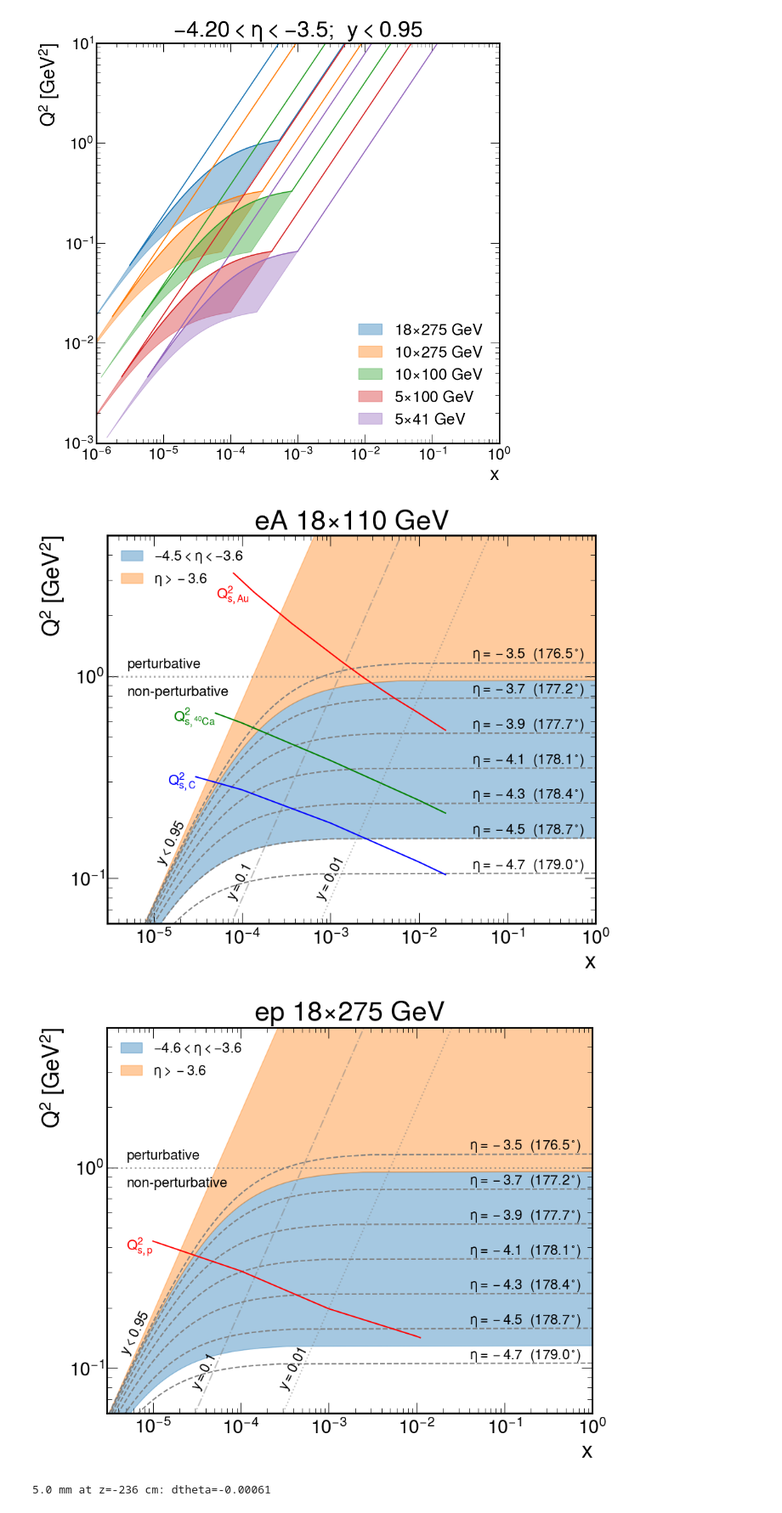
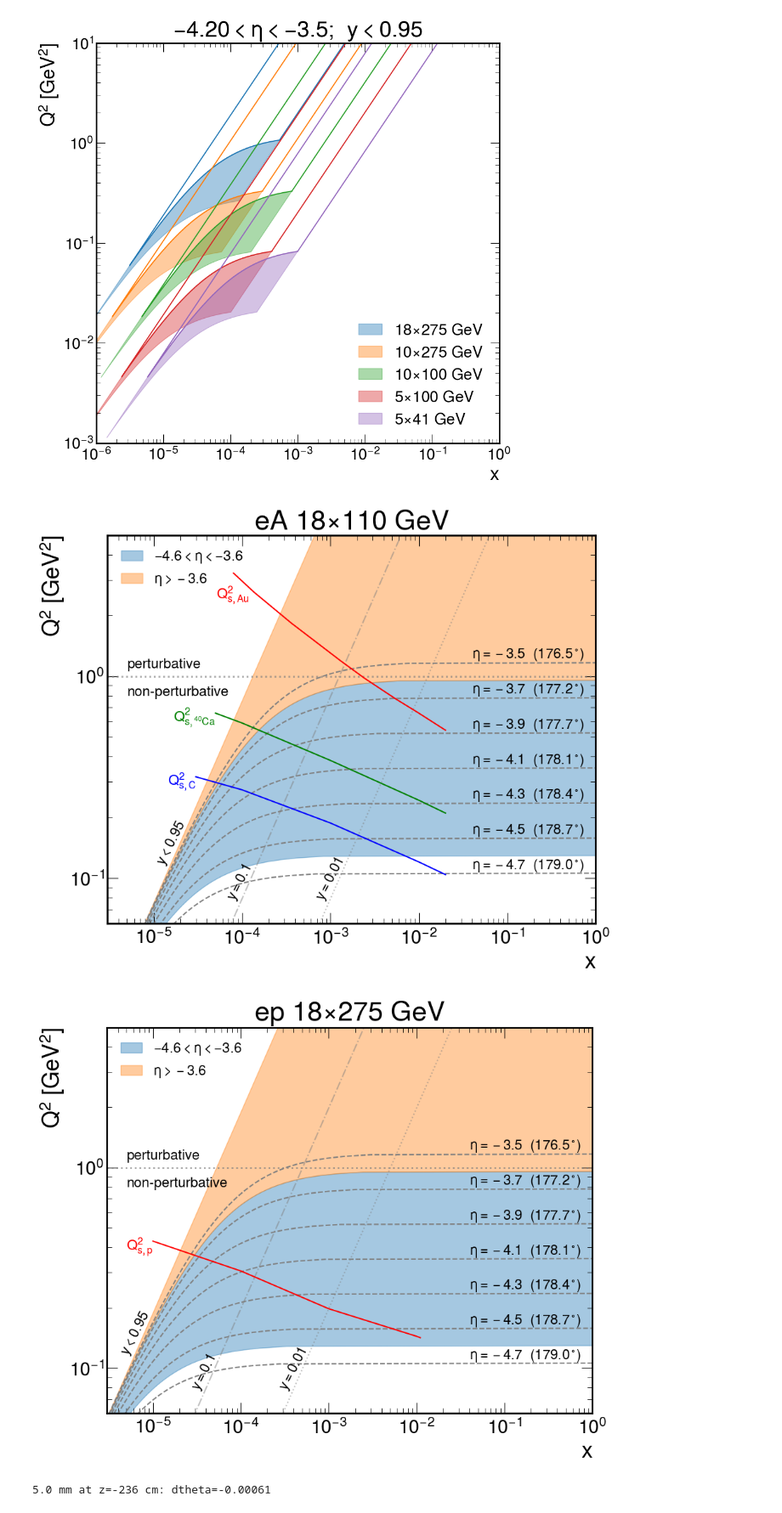
Before and after one commit to sebouh137/backwards_insert, a Jupyter notebook: BackwardsKinematics.ipynb, the cells around one changed output. Shown at 85% size. Cells and saved outputs as stored; diff of their text form; code cells hidden in the pictures.

```diff
--- a/BackwardsKinematics.ipynb
+++ b/BackwardsKinematics.ipynb
@@ -362,6 +362,6 @@ def plot_Qs(A,coeff, label, color, xmin=3e-5, xmax=3e-2):
 # %%
 plt.subplots(1,1, figsize=(10,8))
-x_Q2_plot_new(maxy=0.95, mineta_=-4.5, maxeta_=-3.6, bs=BeamSetting(18,110), title_tag='$eA$')
+x_Q2_plot_new(maxy=0.95, mineta_=-4.6, maxeta_=-3.6, bs=BeamSetting(18,110), title_tag='$eA$')
 x=np.linspace(*plt.gca().get_xlim())
 #plt.plot(x,Q2_s_A(197,x), color='r')
 #plt.plot(x,Q2_s_A(1,x), color='g')
@@ -378,34 +378,34 @@ xy=[0.0000799, 3.24,
 0.00548, 0.772,
 0.00986, 0.659]
 #extrapolate to match where the other curves end
 xy+=[0.02, 0.659*(0.02/0.00986)**-.28]
 
 plt.plot(xy[0::2],xy[1::2], color='r')
 plt.text(1.2e-4, 2.4, "$Q^2_{s,\\rm Au}$", color='r', fontsize=16, ha='right')
 
 
 plot_Qs(40, [0.086,0.112,0.142], "^{40}\\rm Ca", 'g', 5e-5, 2e-2)
 plot_Qs(12, [0.06,0.082,0.105], "\\rm C", 'b', 3e-5,2e-2)
 
 
 
 
 
 
 plt.savefig('images/x_Q2_eA.pdf')
 plt.show()
 plt.subplots(1,1, figsize=(10,8))
 x_Q2_plot_new(maxy=0.95, mineta_=-4.6, maxeta_=-3.6, bs=BeamSetting(18,275), title_tag='$ep$')
 
 
 plot_Qs(1, [0.153,0.198,0.288], "p", 'r', 1e-5,1.1e-2)
 
 # Q2=1**(1/3)*(x/1e-3)**-.3*np.array([0.153,0.198,0.288])
 # plt.plot(x,Q2, color='r')
 # plt.text(x[1], Q2[1]*1.1, "$Q^2_{s,p}$", color='r', fontsize=16)
 plt.savefig('images/x_Q2_ep.pdf')
 # %% [output]
-[figure, old version]
+[figure, new version]
 [figure]
 # %%
 gran=0.5
```
Also changed, not shown: parts of 6 cells of this notebook, 3 other files.
